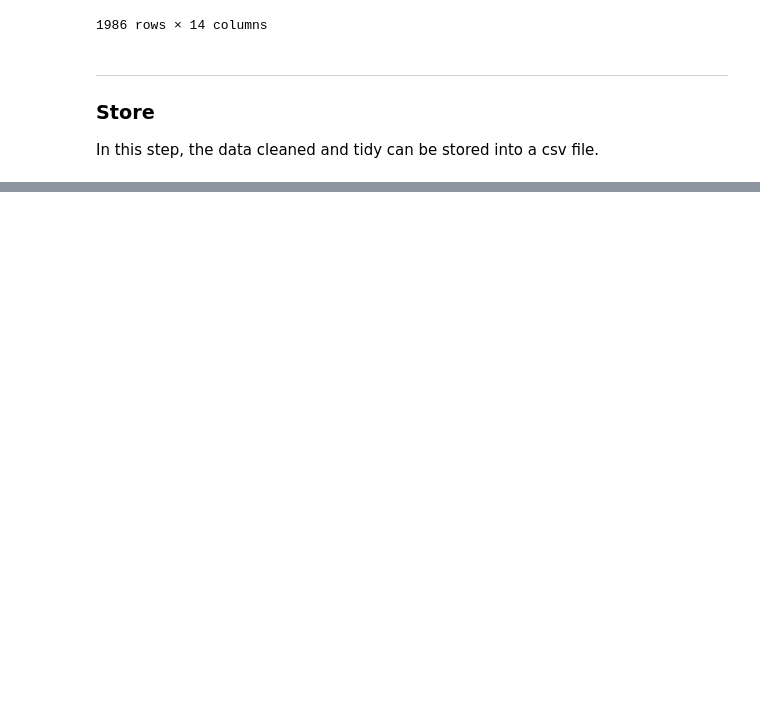
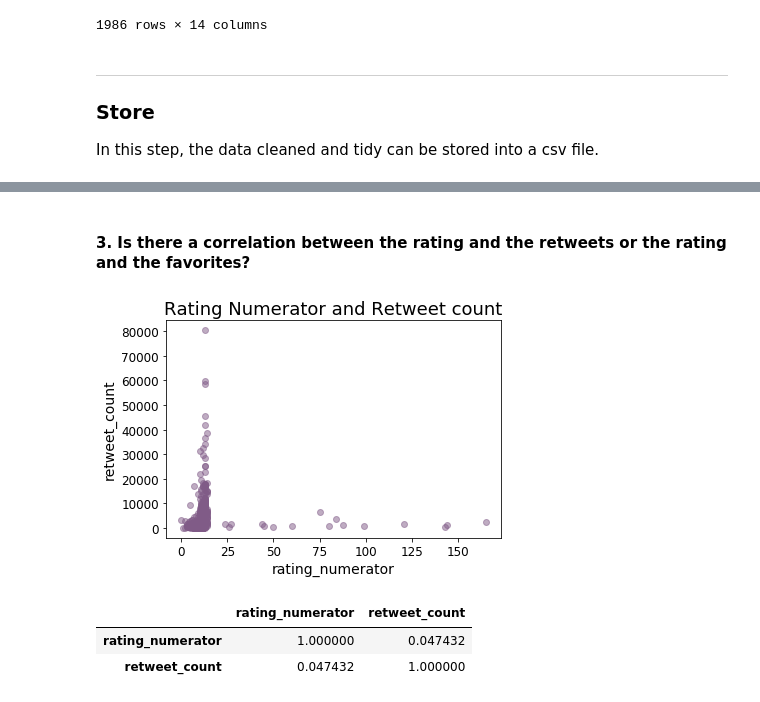
Before and after one commit to suefenali/data_analysis_nanodegree, a Jupyter notebook: project_4/wrangle_act.ipynb, the cells around one changed output, grey strips where cells are left out. Saved outputs shown, nothing was run; the diff lists cells and outputs as text; code cells hidden in the pictures; blank space fills up the shorter version.

```diff
--- a/project_4/wrangle_act.ipynb
+++ b/project_4/wrangle_act.ipynb
@@ -894,0 +959,13 @@ twitter_data.to_csv('twitter_archive_master.csv', index=False)
+# %% [markdown]
+#### 3. Is there a correlation between the rating and the retweets or the rating and the favorites?
+# %%
+plot_one_scatter(twitter_dogs[['rating_numerator']], twitter_dogs[['retweet_count']],
+                 'Rating Numerator and Retweet count')
+# %% [output]
+[figure, added]
+# %%
+twitter_dogs[['rating_numerator', 'retweet_count']].corr()
+# %% [output]
+|  | rating_numerator | retweet_count |
+| rating_numerator | 1.000000 | 0.047432 |
+| retweet_count | 0.047432 | 1.000000 |
```
Also changed, not shown: parts of 31 cells of this notebook.
